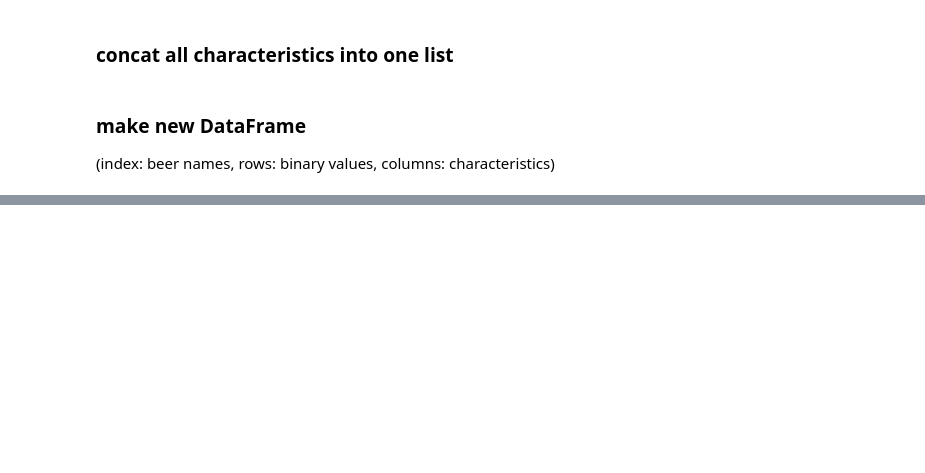
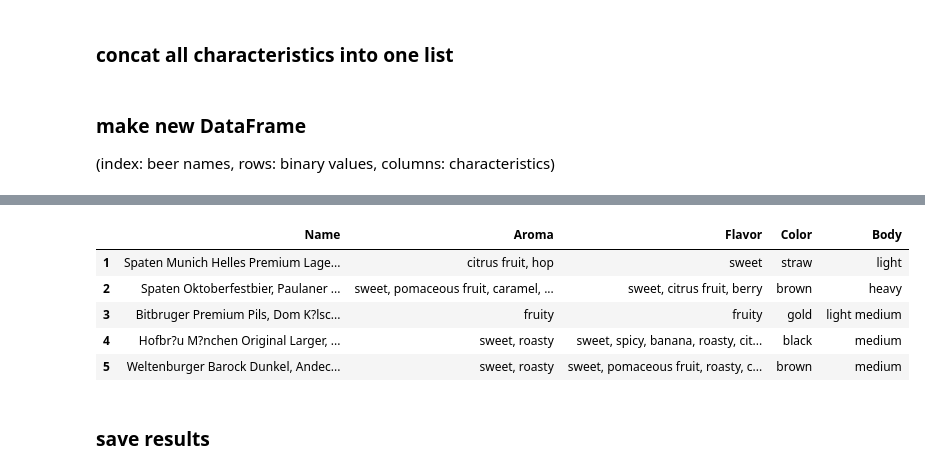
Before and after one commit to stnamjef/beer_classification, a Jupyter notebook: beer_classification.ipynb, the cells around one changed output, grey strips where cells are left out. Cells and saved outputs as stored; diff of their text form; code cells hidden in the pictures; blank space fills up the shorter version.

```diff
--- a/beer_classification.ipynb
+++ b/beer_classification.ipynb
@@ -115,0 +178,53 @@ df2
+# %%
+def get_each_cluster_characteristics(df, n_each_characteristic, clust_labels, count_thresh):
+
+    beer_names = []
+    characteristics = {'Aroma': [], 'Flavor': [], 'Color': [], 'Body': []}
+
+    n_clusters = np.unique(clust_labels).shape[0]
+
+    for clust_label in range(n_clusters):
+        # select beers assigned to this cluster
+        idx = np.where(clust_labels == clust_label)[0]
+        counts = df2.iloc[idx].sum()
+
+        # get name of beers in this cluster
+        beer_names.append(', '.join(df.index[idx]))
+
+        # get characteristic of this cluster
+        n_total = 0
+        for k, n in zip(characteristics.keys(), n_each_characteristic):
+            if k == 'Aroma' or k == 'Flavor':
+                target = np.where(counts[n_total:n_total + n ] >= count_thresh)[0]
+            else:
+                target = [np.argmax(counts[n_total:n_total + n]) + n_total]
+
+            characteristic = []
+            for c in df.columns[target]:
+                splits = c.split('_')
+                characteristic.append(' '.join(splits[1:]))
+
+            characteristics[k].append(', '.join(characteristic))
+
+            n_total += n
+
+    characteristics['Name'] = beer_names
+
+    characteristics = pd.DataFrame(characteristics, index=pd.Index(np.arange(1, n_clusters + 1)))
+    characteristics = characteristics[['Name', 'Aroma', 'Flavor', 'Color', 'Body']]
+
+    return characteristics
+# %%
+n_each_characteristic = [len(v) for v in data.values()]
+df3 = get_each_cluster_characteristics(df2, n_each_characteristic, clust_labels, count_thresh=2)
+# %%
+df3.head()
+# %% [output]
+|  | Name | Aroma | Flavor | Color | Body |
+| 1 | Spaten Munich Helles Premium Lage... | citrus fruit, hop | sweet | straw | light |
+| 2 | Spaten Oktoberfestbier, Paulaner ... | sweet, pomaceous fruit, caramel, ... | sweet, citrus fruit, berry | brown | heavy |
+| 3 | Bitbruger Premium Pils, Dom K?lsc... | fruity | fruity | gold | light medium |
+| 4 | Hofbr?u M?nchen Original Larger, ... | sweet, roasty | sweet, spicy, banana, roasty, cit... | black | medium |
+| 5 | Weltenburger Barock Dunkel, Andec... | sweet, roasty | sweet, pomaceous fruit, roasty, c... | brown | medium |
+# %% [markdown]
+### save results
```
Also changed, not shown: parts of 26 cells of this notebook.
